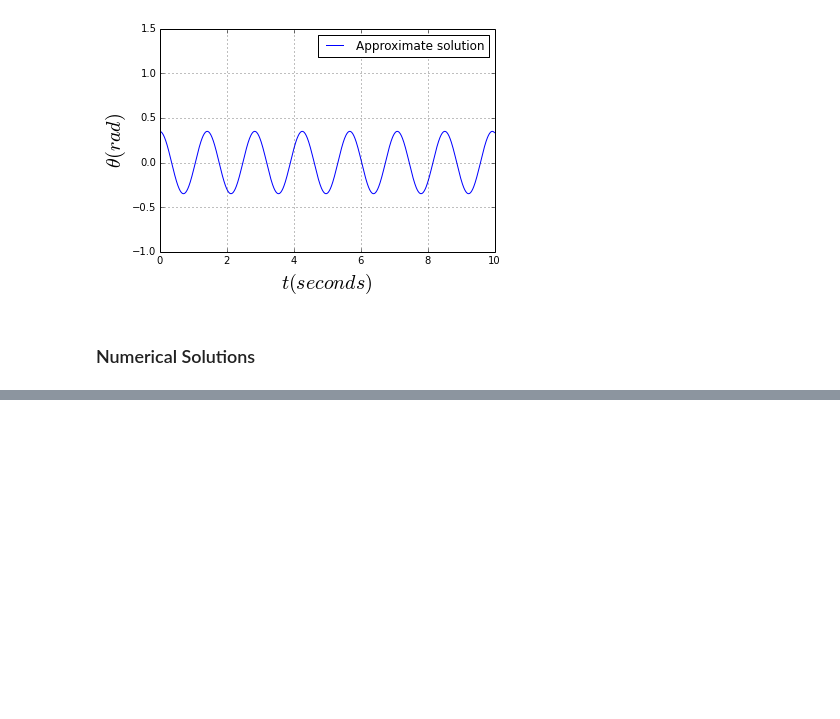
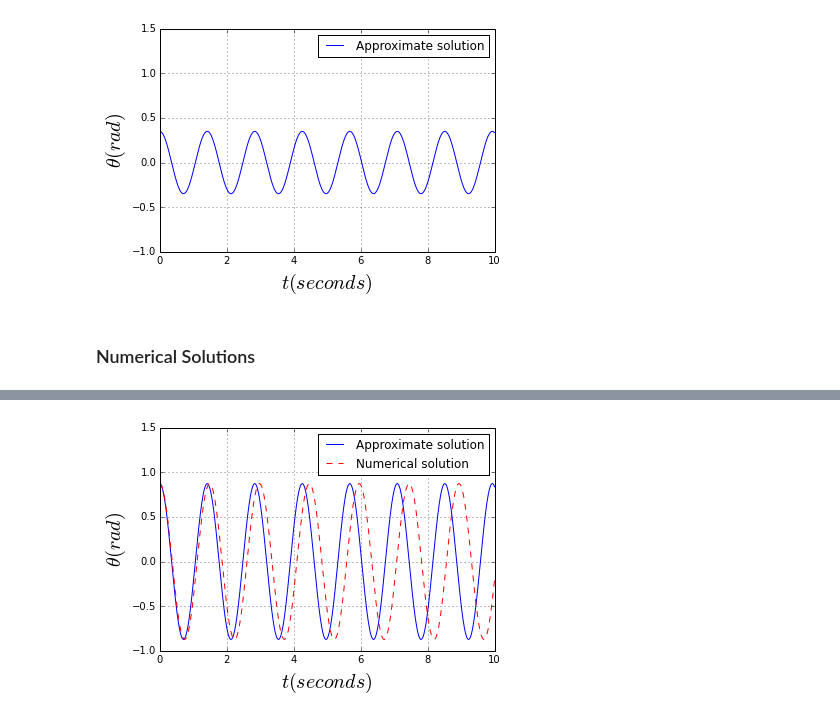
Before and after one commit to cucucachu/PHYS202-S14, a Jupyter notebook: SciPy/ODETour.ipynb, the cells around one changed output, grey strips where cells are left out. Cells and saved outputs as stored; diff of their text form; code cells hidden in the pictures; blank space fills up the shorter version.

```diff
--- a/SciPy/ODETour.ipynb
+++ b/SciPy/ODETour.ipynb
@@ -52,0 +64,16 @@ TypeError: 'tuple' object is not callable
+# %%
+th0 = 50.*np.pi/180 # 50 degrees
+
+theta_init = np.array([th0, omega0]) # initial values
+theta = odeint(deriv,theta_init,t)
+
+plt.plot(t,theta_app(t),'b-',label="Approximate solution")
+plt.plot(t,theta[:,0],'r--',label="Numerical solution")
+plt.xlabel(r'$t (seconds)$',fontsize=20)
+plt.ylabel(r'$\theta (rad)$',fontsize=20)
+plt.ylim(-1.,1.5)
+plt.grid()
+plt.legend()
+plt.show()
+# %% [output]
+[figure, added]
```
Also changed, not shown: parts of 14 cells of this notebook, 5 other files.
